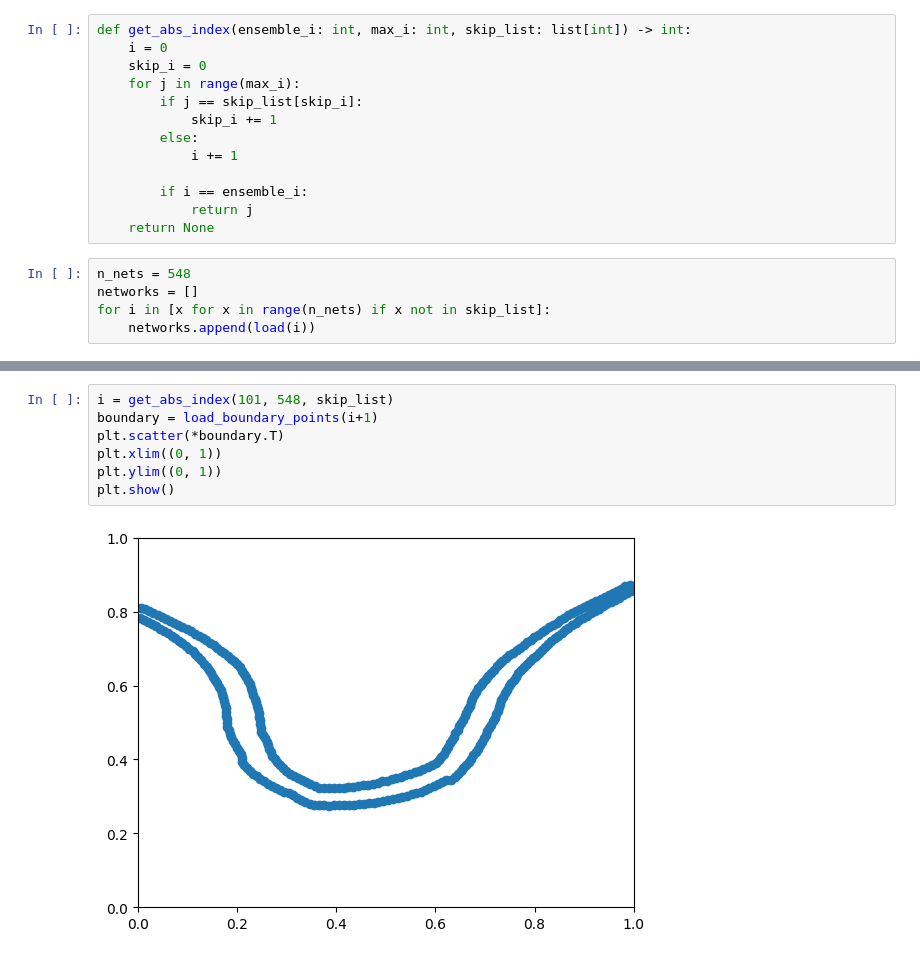
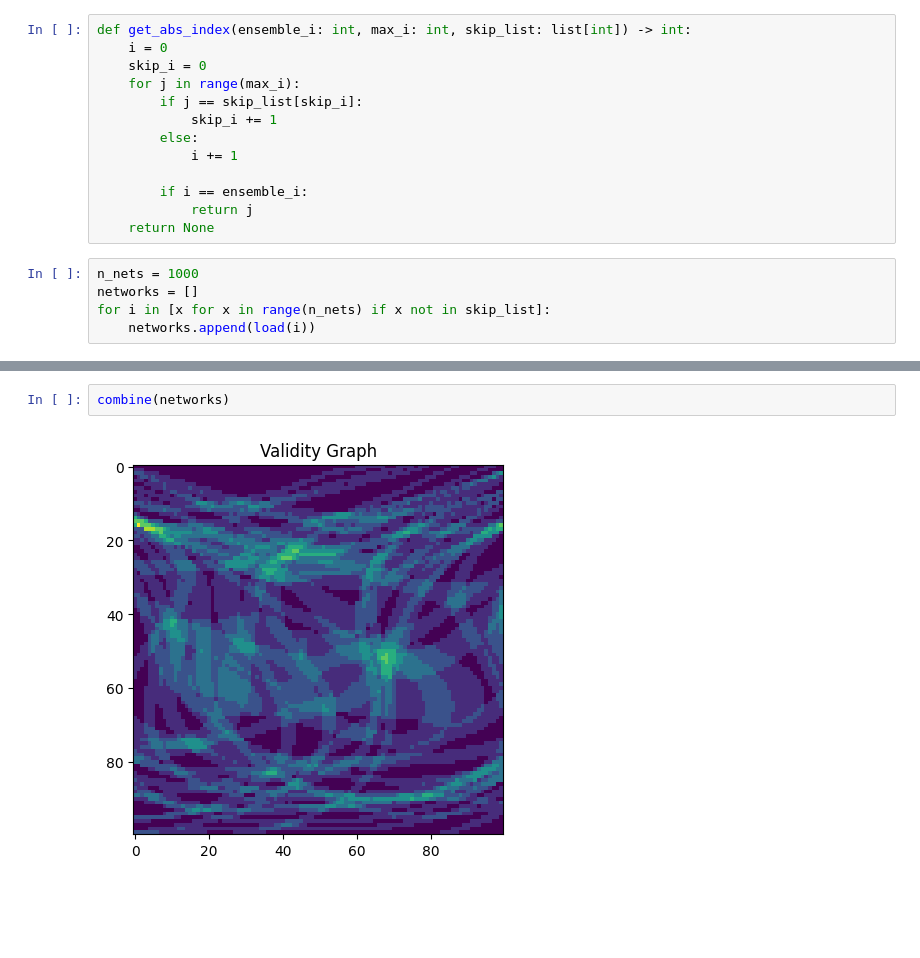
Before and after one commit to toazbenj/racing_sembas, a Jupyter notebook: examples/exploring_bnn_perf/test.ipynb, the cells around one changed output, grey strips where cells are left out. Cells and saved outputs as stored; diff of their text form; blank space fills up the shorter version.

Commit message:
Tested with 1000 networks

```diff
--- a/examples/exploring_bnn_perf/test.ipynb
+++ b/examples/exploring_bnn_perf/test.ipynb
@@ -58,7 +61,7 @@ def get_abs_index(ensemble_i: int, max_i: int, skip_list: list[int]) -> int:
             return j
     return None
 # %%
-n_nets = 548
+n_nets = 1000
 networks = []
 for i in [x for x in range(n_nets) if x not in skip_list]:
     networks.append(load(i))
@@ -76,10 +73,5 @@ combine(networks[101:102])
-# %%
-i = get_abs_index(101, 548, skip_list)
-boundary = load_boundary_points(i+1)
-plt.scatter(*boundary.T)
-plt.xlim((0, 1))
-plt.ylim((0, 1))
-plt.show()
-# %% [output]
-[figure, removed]
+# %%
+combine(networks)
+# %% [output]
+[figure, added]
 # %%
```
Also changed, not shown: parts of 12 cells of this notebook, 2 other files.
